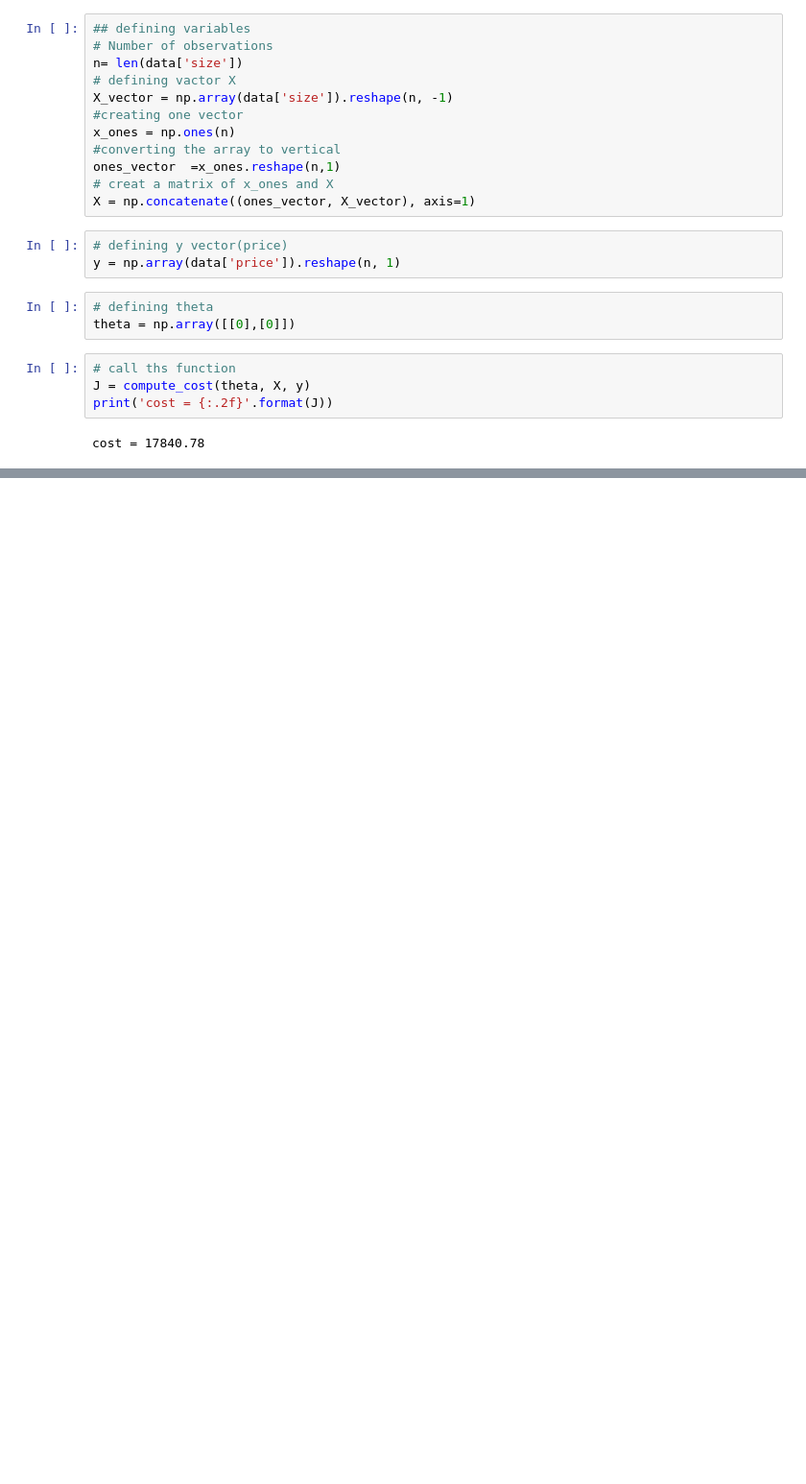
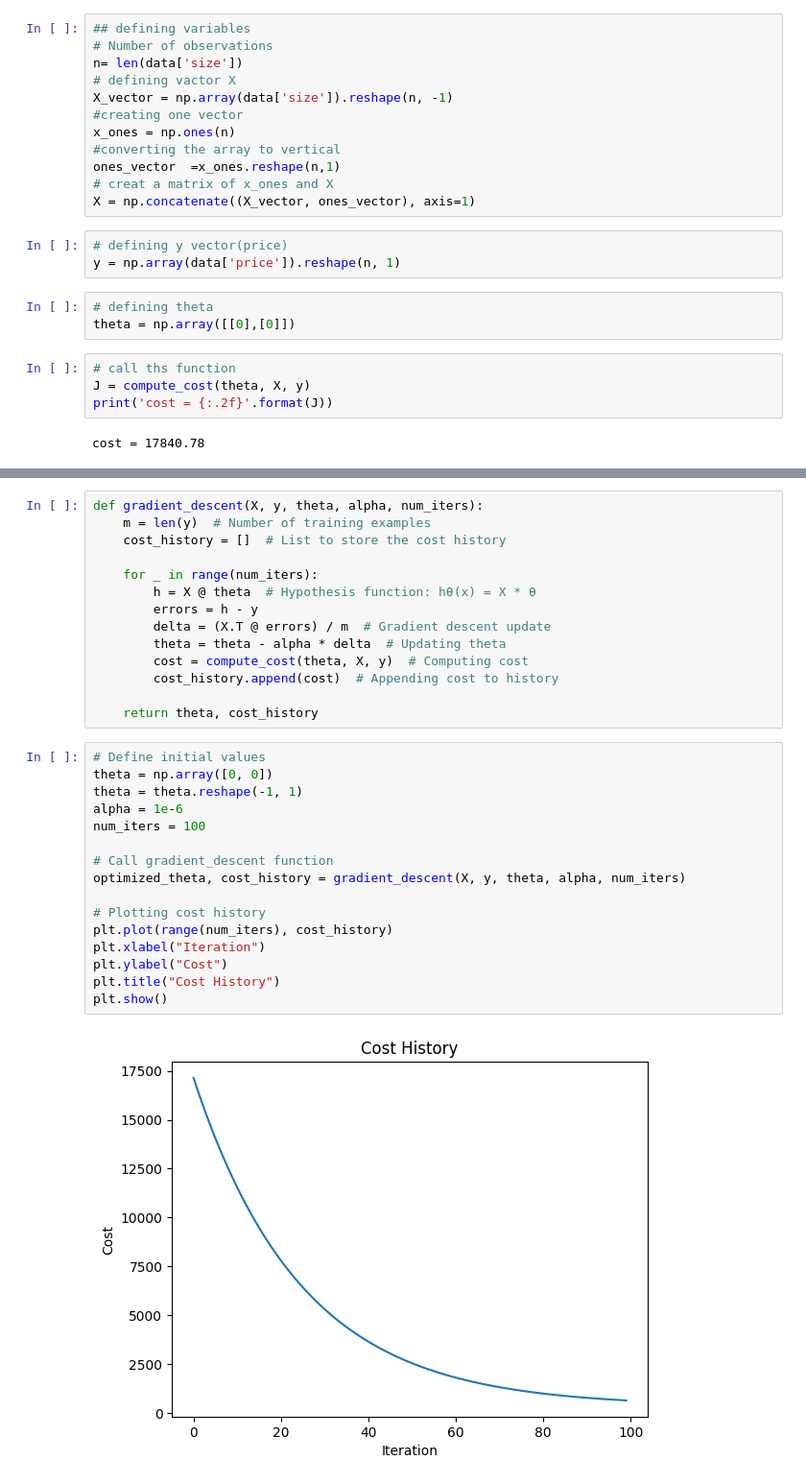
Before and after one commit to rtkiros/Data_science3, a Jupyter notebook: week4_assessment.ipynb, the cells around one changed output, grey strips where cells are left out. Shown at 96% size. Drawn from its saved outputs; the diff is of its cells as text; blank space fills up the shorter version.

```diff
--- a/week4_assessment.ipynb
+++ b/week4_assessment.ipynb
@@ -38,7 +38,7 @@ x_ones = np.ones(n)
 #converting the array to vertical
 ones_vector  =x_ones.reshape(n,1)
 # creat a matrix of x_ones and X
-X = np.concatenate((ones_vector, X_vector), axis=1)
+X = np.concatenate((X_vector, ones_vector), axis=1)
 # %%
 # defining y vector(price)
 y = np.array(data['price']).reshape(n, 1)
@@ -77,0 +54,32 @@ plt.show()
+# %%
+def gradient_descent(X, y, theta, alpha, num_iters):
+    m = len(y)  # Number of training examples
+    cost_history = []  # List to store the cost history
+
+    for _ in range(num_iters):
+        h = X @ theta  # Hypothesis function: hθ(x) = X * θ
+        errors = h - y
+        delta = (X.T @ errors) / m  # Gradient descent update
+        theta = theta - alpha * delta  # Updating theta
+        cost = compute_cost(theta, X, y)  # Computing cost
+        cost_history.append(cost)  # Appending cost to history
+
+    return theta, cost_history
+# %%
+# Define initial values
+theta = np.array([0, 0])
+theta = theta.reshape(-1, 1)
+alpha = 1e-6
+num_iters = 100
+
+# Call gradient_descent function
+optimized_theta, cost_history = gradient_descent(X, y, theta, alpha, num_iters)
+
+# Plotting cost history
+plt.plot(range(num_iters), cost_history)
+plt.xlabel("Iteration")
+plt.ylabel("Cost")
+plt.title("Cost History")
+plt.show()
+# %% [output]
+[figure, added]
```
Also changed, not shown: parts of 3 cells of this notebook.
